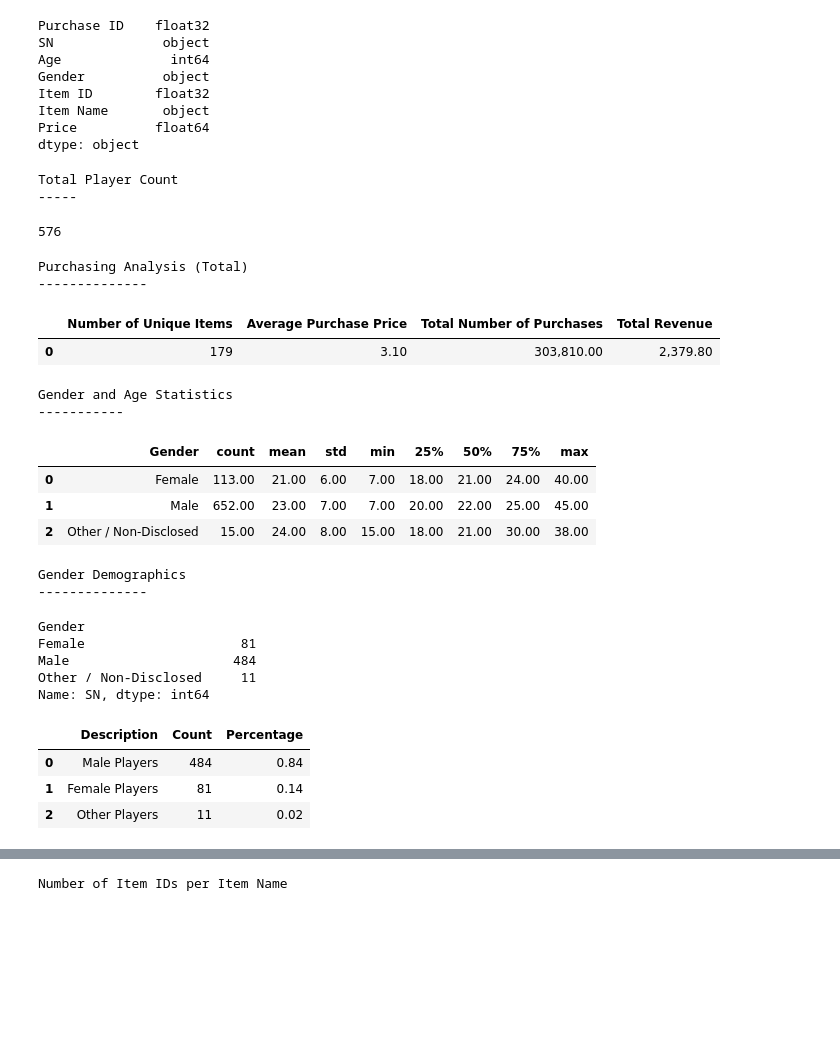
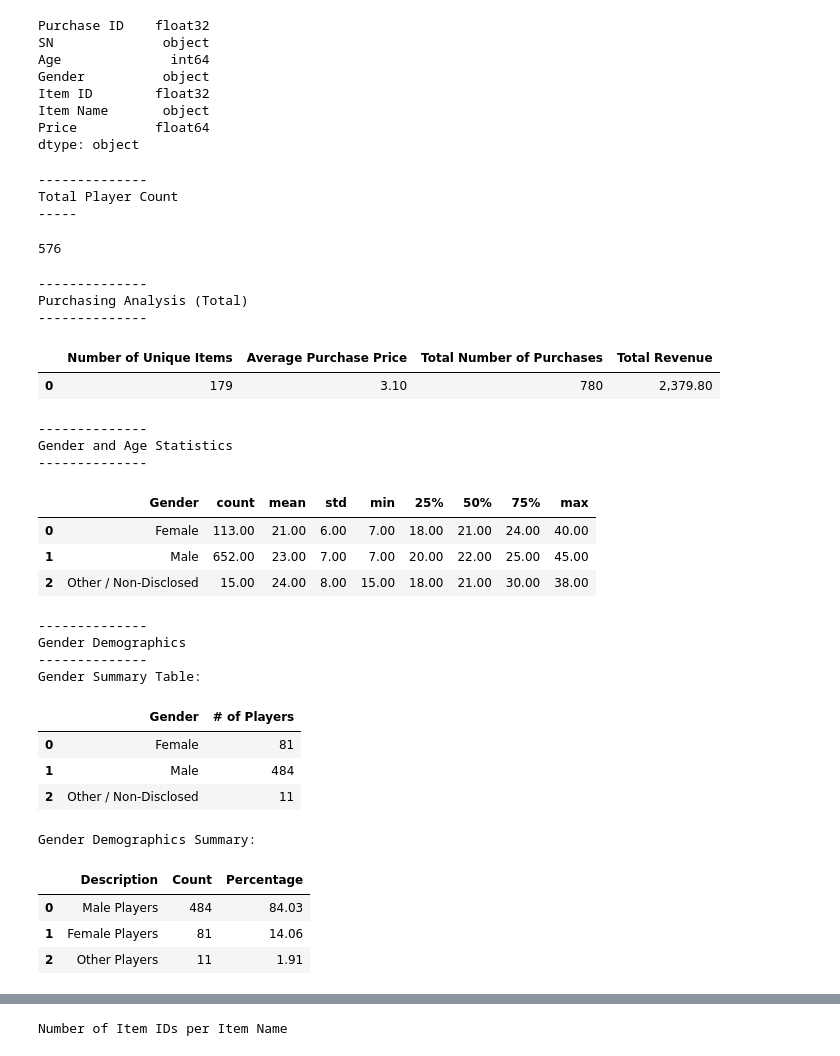
Before and after one commit to JosefinaAureaAmaro/01_Python_Pandas, a Jupyter notebook: Heroes_of_Pymoli.ipynb, the cells around one changed output, grey strips where cells are left out. Cells and saved outputs as stored; diff of their text form; code cells hidden in the pictures; blank space fills up the shorter version.

Commit message:
Purchasing Analysis (Gender) - acquired df to be summarized

```diff
--- a/Heroes_of_Pymoli.ipynb
+++ b/Heroes_of_Pymoli.ipynb
@@ -60,15 +60,18 @@ Item Name       object
 Price          float64
 dtype: object
 # %%
+print('--------------')
 print('Total Player Count')
 print('-----')
 playercount =df['SN'].nunique()
 playercount
 # %% [output]
+--------------
 Total Player Count
 -----
 576
 # %%
+print('--------------')
 print('Purchasing Analysis (Total)')
 print('--------------')
 
@@ -79,7 +82,7 @@ numofuniqueitems_df = round(df['Item Name'].nunique(),1)
 avgpurchprice_df =round(df['Price'].mean(),1)
 #avgpurchprice_df .rename(columns={'':'Average Purchase Price'})
 
-ttlnumofpurchases_df = round(df['Purchase ID'].sum(),1)
+ttlnumofpurchases_df = round(df['Purchase ID'].count(),1)
 #ttlnumofpurchases_df.rename(columns={'': 'Total Number of Purchases'})
 
 totalrev_df = round(df['Price'].sum(),1)
@@ -89,26 +92,30 @@ totalrev_df = round(df['Price'].sum(),1)
 Purchasing_Analysis_df= pd.DataFrame({"Number of Unique Items": [numofuniqueitems_df], "Average Purchase Price":[avgpurchprice_df],"Total Number of Purchases": [ttlnumofpurchases_df],"Total Revenue":[totalrev_df]})
 Purchasing_Analysis_df
 # %% [output]
+--------------
 Purchasing Analysis (Total)
 --------------
 |  | Number of Unique Items | Average Purchase Price | Total Number of Purchases | Total Revenue |
-| 0 | 179 | 3.10 | 303,810.00 | 2,379.80 |
+| 0 | 179 | 3.10 | 780 | 2,379.80 |
 # %%
 #statistic summary on Gender and Age
+print('--------------')
 print('Gender and Age Statistics')
-print('-----------')
+print('--------------')
 
 df_statsbyGenderAge= round(df.groupby('Gender')['Age'].describe().reset_index(),0)
 df_statsbyGenderAge
 # %% [output]
+--------------
 Gender and Age Statistics
------------
+--------------
 |  | Gender | count | mean | std | min | 25% | 50% | 75% | max |
 | 0 | Female | 113.00 | 21.00 | 6.00 | 7.00 | 18.00 | 21.00 | 24.00 | 40.00 |
 | 1 | Male | 652.00 | 23.00 | 7.00 | 7.00 | 20.00 | 22.00 | 25.00 | 45.00 |
 | 2 | Other / Non-Disclosed | 15.00 | 24.00 | 8.00 | 15.00 | 18.00 | 21.00 | 30.00 | 38.00 |
 # %%
-#gender demographics
+#Gender demographics
+print('--------------')
 print('Gender Demographics')
 print('--------------')
 
@@ -116,31 +123,35 @@ print('Gender Summary Table:')
 players = df.groupby('Gender')['SN'].nunique()
 maleplayers_perc = players.iloc[1]
 
-maleplayers
+maleplayers.reset_index(name= '# of Players')
 # %% [output]
+--------------
 Gender Demographics
 --------------
+Gender Summary Table:
-Gender
-Female                    81
-Male                     484
-Other / Non-Disclosed     11
-Name: SN, dtype: int64
+|  | Gender | # of Players |
+| 0 | Female | 81 |
+| 1 | Male | 484 |
+| 2 | Other / Non-Disclosed | 11 |
 # %%
-#to get the values in Gender Summary Table
+#to get the values for Gender Summary Table
 
-maleplayers_perc = players.iloc[1]/playercount
-femaleplayers_perc = players.iloc[0]/playercount
-otherplayers_perc = players.iloc[2]/playercount
+print('Gender Demographics Summary:')
+maleplayers_perc = ((players.iloc[1]/playercount)*100)
+femaleplayers_perc = (players.iloc[0]/playercount)*100
+otherplayers_perc = (players.iloc[2]/playercount)*100
 
 genderdemo_df = pd.DataFrame([
     {"Description":"Male Players","Count": players.iloc[1],"Percentage": maleplayers_perc},
     {"Description":"Female Players","Count": players.iloc[0],"Percentage": femaleplayers_perc},
     {"Description":"Other Players","Count": players.iloc[2],"Percentage": otherplayers_perc}
 ])
 
+format_mapping={'Percentage': '{:.2f}%'}
 genderdemo_df.set_index('Description').reset_index()
 # %% [output]
+Gender Demographics Summary:
 |  | Description | Count | Percentage |
-| 0 | Male Players | 484 | 0.84 |
-| 1 | Female Players | 81 | 0.14 |
-| 2 | Other Players | 11 | 0.02 |
+| 0 | Male Players | 484 | 84.03 |
+| 1 | Female Players | 81 | 14.06 |
+| 2 | Other Players | 11 | 1.91 |
```
Also changed, not shown: parts of 4 cells of this notebook.
